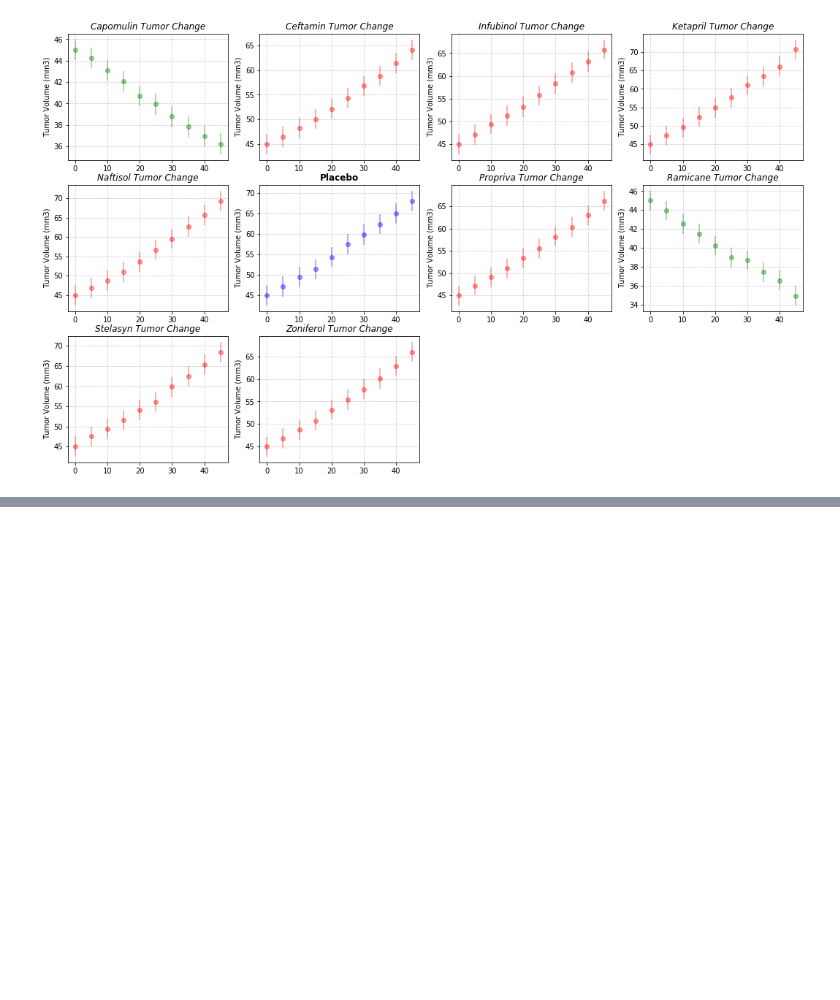
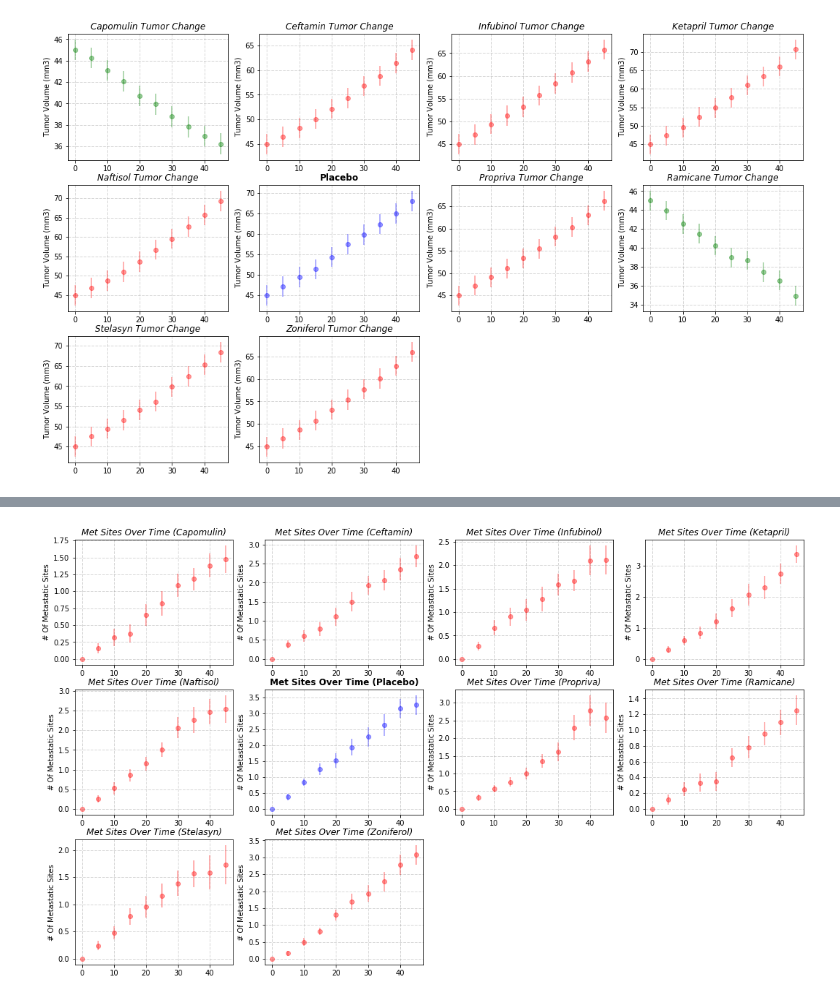
Before and after one commit to Nyalon/matplotlib-cancer-viz, a Jupyter notebook: script/main.ipynb, the cells around one changed output, grey strips where cells are left out. Saved outputs shown, nothing was run; the diff lists cells and outputs as text; code cells hidden in the pictures; blank space fills up the shorter version.

```diff
--- a/script/main.ipynb
+++ b/script/main.ipynb
@@ -168,3 +149,9 @@ plt.title("Zoniferol Tumor Change", fontstyle="italic")
 plt.grid(color='gray', linestyle='--', linewidth=1, alpha=.3)
 # %% [output]
 [figure]
+# %%
+msites = trial_data.groupby(["Drug", "Timepoint"])
+msites2 = msites["Metastatic Sites"].mean()
+msites3 = msites2.reset_index()
+msites4 = msites3.pivot(index='Timepoint', columns='Drug', values='Metastatic Sites')
+msites4
@@ -170,0 +171,6 @@ plt.grid(color='gray', linestyle='--', linewidth=1, alpha=.3)
+# %%
+semsites = trial_data.groupby(["Drug", "Timepoint"])
+semsites2 = semsites["Metastatic Sites"].sem()
+semsites3 = semsites2.reset_index()
+semsites4 = semsites3.pivot(index='Timepoint', columns='Drug', values='Metastatic Sites')
+semsites4
@@ -170,0 +190,83 @@ plt.grid(color='gray', linestyle='--', linewidth=1, alpha=.3)
+# %%
+plt.figure(figsize=(13, 9))
+plt.subplot(4,4,1)
+plt.subplots_adjust(top=1.35, right=1.2)
+plt.errorbar(semsites4.index, msites4["Capomulin"], yerr=semsites4["Capomulin"], fmt="o", color="r",
+            alpha=0.4)
+plt.ylabel("# Of Metastatic Sites")
+plt.title("Met Sites Over Time (Capomulin)", fontstyle="italic")
+plt.grid(color='gray', linestyle='--', linewidth=1, alpha=.3)
+
+plt.subplot(4,4,2)
+plt.subplots_adjust(top=1.35, right=1.2)
+plt.errorbar(semsites4.index, msites4["Ceftamin"], yerr=semsites4["Ceftamin"], fmt="o", color="r",
+            alpha=0.4)
+plt.ylabel("# Of Metastatic Sites")
+plt.title("Met Sites Over Time (Ceftamin)", fontstyle="italic")
+plt.grid(color='gray', linestyle='--', linewidth=1, alpha=.3)
+
+plt.subplot(4,4,3)
+plt.subplots_adjust(top=1.35, right=1.2)
+plt.errorbar(semsites4.index, msites4["Infubinol"], yerr=semsites4["Infubinol"], fmt="o", color="r",
+            alpha=0.4)
+plt.ylabel("# Of Metastatic Sites")
+plt.title("Met Sites Over Time (Infubinol)", fontstyle="italic")
+plt.grid(color='gray', linestyle='--', linewidth=1, alpha=.3)
+
+plt.subplot(4,4,4)
+plt.subplots_adjust(top=1.35, right=1.2)
+plt.errorbar(semsites4.index, msites4["Ketapril"], yerr=semsites4["Ketapril"], fmt="o", color="r",
+            alpha=0.4)
+plt.ylabel("# Of Metastatic Sites")
+plt.title("Met Sites Over Time (Ketapril)", fontstyle="italic")
+plt.grid(color='gray', linestyle='--', linewidth=1, alpha=.3)
+
+plt.subplot(4,4,5)
+plt.subplots_adjust(top=1.35, right=1.2)
+plt.errorbar(semsites4.index, msites4["Naftisol"], yerr=semsites4["Naftisol"], fmt="o", color="r",
+            alpha=0.4)
+plt.ylabel("# Of Metastatic Sites")
+plt.title("Met Sites Over Time (Naftisol)", fontstyle="italic")
+plt.grid(color='gray', linestyle='--', linewidth=1, alpha=.3)
+
+plt.subplot(4,4,6)
+plt.subplots_adjust(top=1.35, right=1.2)
+plt.errorbar(semsites4.index, msites4["Placebo"], yerr=semsites4["Placebo"], fmt="o", color="b",
+            alpha=0.4)
+plt.ylabel("# Of Metastatic Sites")
+plt.title("Met Sites Over Time (Placebo)", fontweight="bold")
+plt.grid(color='gray', linestyle='--', linewidth=1, alpha=.3)
+
+plt.subplot(4,4,7)
+plt.subplots_adjust(top=1.35, right=1.2)
+plt.errorbar(semsites4.index, msites4["Propriva"], yerr=semsites4["Propriva"], fmt="o", color="r",
+            alpha=0.4)
+plt.ylabel("# Of Metastatic Sites")
+plt.title("Met Sites Over Time (Propriva)", fontstyle="italic")
+plt.grid(color='gray', linestyle='--', linewidth=1, alpha=.3)
+
+plt.subplot(4,4,8)
+plt.subplots_adjust(top=1.35, right=1.2)
+plt.errorbar(semsites4.index, msites4["Ramicane"], yerr=semsites4["Ramicane"], fmt="o", color="r",
+            alpha=0.4)
+plt.ylabel("# Of Metastatic Sites")
+plt.title("Met Sites Over Time (Ramicane)", fontstyle="italic")
+plt.grid(color='gray', linestyle='--', linewidth=1, alpha=.3)
+
+plt.subplot(4,4,9)
+plt.subplots_adjust(top=1.35, right=1.2)
+plt.errorbar(semsites4.index, msites4["Stelasyn"], yerr=semsites4["Stelasyn"], fmt="o", color="r",
+            alpha=0.4)
+plt.ylabel("# Of Metastatic Sites")
+plt.title("Met Sites Over Time (Stelasyn)", fontstyle="italic")
+plt.grid(color='gray', linestyle='--', linewidth=1, alpha=.3)
+
+plt.subplot(4,4,10)
+plt.subplots_adjust(top=1.35, right=1.2)
+plt.errorbar(semsites4.index, msites4["Zoniferol"], yerr=semsites4["Zoniferol"], fmt="o", color="r",
+            alpha=0.4)
+plt.ylabel("# Of Metastatic Sites")
+plt.title("Met Sites Over Time (Zoniferol)", fontstyle="italic")
+plt.grid(color='gray', linestyle='--', linewidth=1, alpha=.3)
+# %% [output]
+[figure, added]
```
Also changed, not shown: parts of 3 cells of this notebook.
